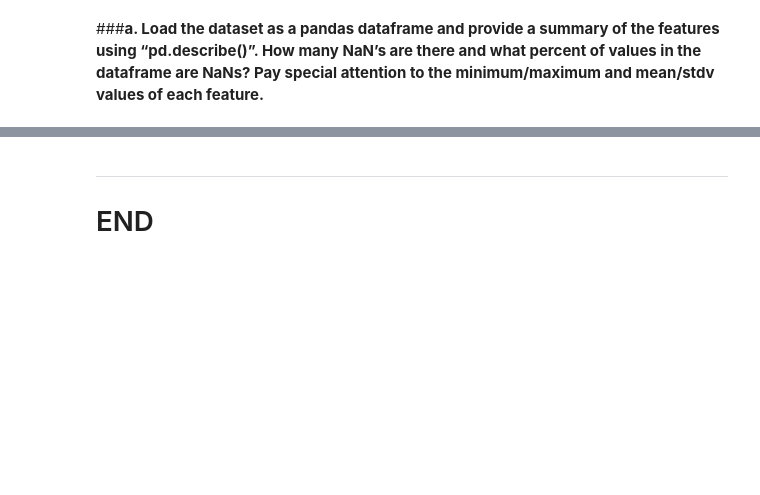
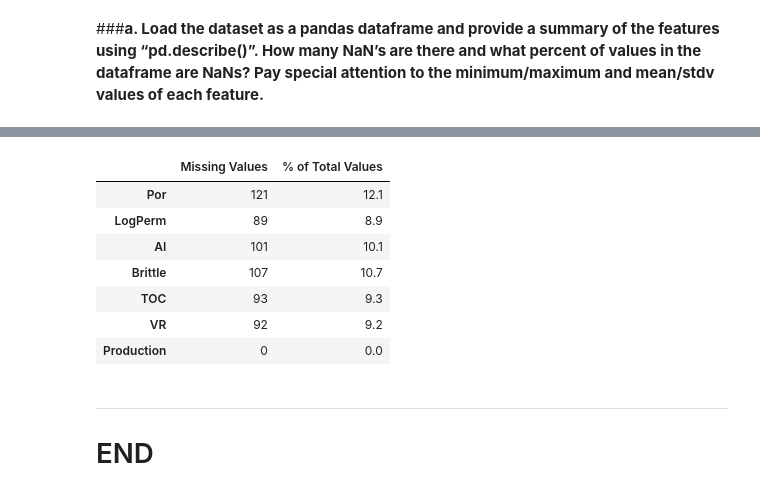
Before and after one commit to Albieri151/Ejercicios-Data-Science-Petroleo, a Jupyter notebook: Week 2/Alana_Albieri_Week2_Notebook.ipynb, the cells around one changed output, grey strips where cells are left out. Drawn from its saved outputs; the diff is of its cells as text; code cells hidden in the pictures; blank space fills up the shorter version.

```diff
--- a/Week 2/Alana_Albieri_Week2_Notebook.ipynb
+++ b/Week 2/Alana_Albieri_Week2_Notebook.ipynb
@@ -39,3 +67,19 @@ Una fuerte correlacion conlleva siempre una causalidad fija cierto? No, al habla
+# %%
+# Que pocentaje de valores son nan por cada feature
+features = df_original.columns
+headers = ["Feature", "Missing Values", "% of Total Values"]
+df_nan_features = df_original[features].isna().sum() / len(df_original) * 100
+df_nan_features = pd.DataFrame({"Missing Values": df_original[features].isna().sum(), "% of Total Values": df_nan_features})
+df_nan_features
+# %% [output]
+|  | Missing Values | % of Total Values |
+| Por | 121 | 12.1 |
+| LogPerm | 89 | 8.9 |
+| AI | 101 | 10.1 |
+| Brittle | 107 | 10.7 |
+| TOC | 93 | 9.3 |
+| VR | 92 | 9.2 |
+| Production | 0 | 0.0 |
 # %% [markdown]
 ***
 # END
```
Also changed, not shown: parts of 2 cells of this notebook.
